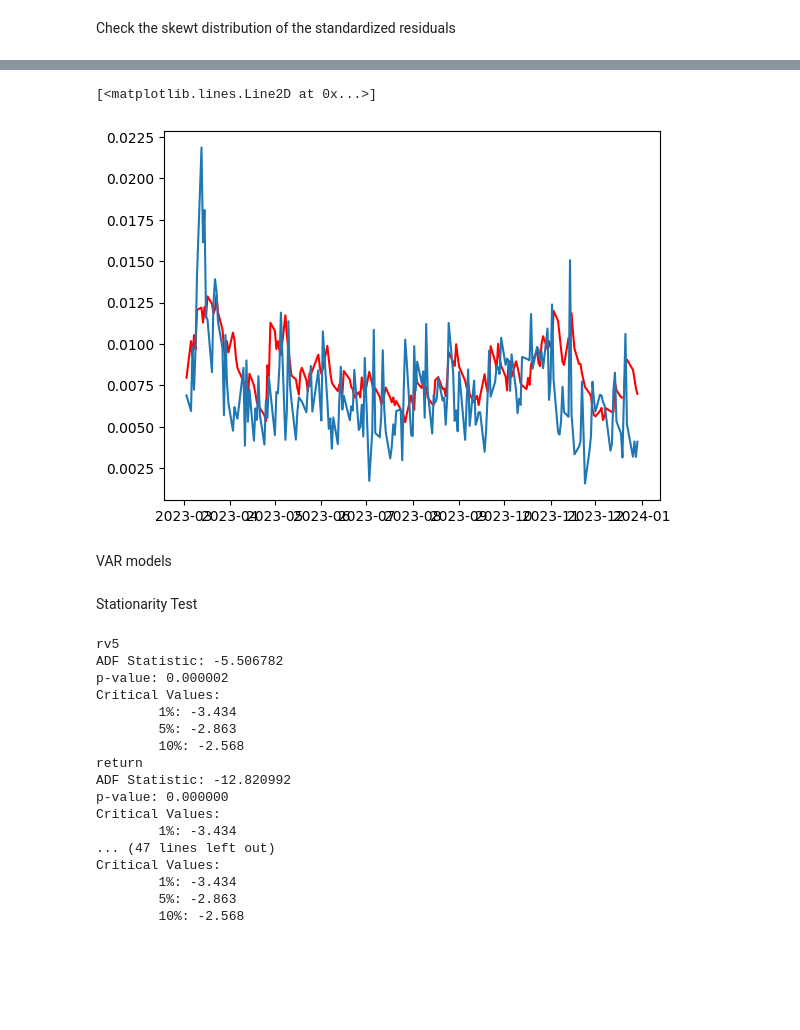
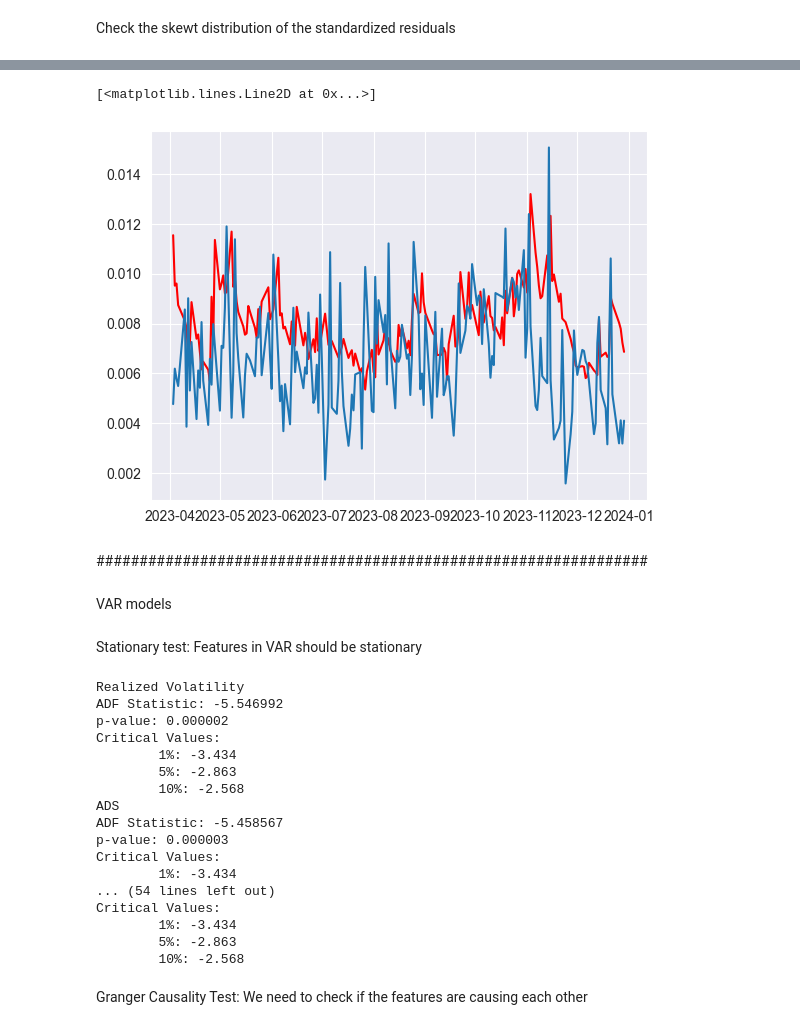
Before and after one commit to hosseinabadi/Realized-Volatility-Prediction, a Jupyter notebook: GARCH_VAR.ipynb, the cells around one changed output, grey strips where cells are left out. Drawn from its saved outputs; the diff is of its cells as text; code cells hidden in the pictures; blank space fills up the shorter version.

```diff
--- a/GARCH_VAR.ipynb
+++ b/GARCH_VAR.ipynb
@@ -426,0 +331,7 @@ plot_autocorrelations(['std_resid'], [std_resid])
+# %%
+'''
+Now we fit the GARCH(1,1) model with the skewed t distribution to the residuals of the ARIMA model and see the results.
+'''
+garch_1_1_t = GARCHModel(1,1, dist = 'skewt')
+garch_1_1_t.fit_garch_model(garch_data_train['ARIMA_res'] * 100)
+garch_1_1_t.plot_results()
@@ -497,10 +437,15 @@ GARCH forecasting
 # %%
-import numpy as np
-from arch import arch_model
-from tqdm import tqdm
+def forecast_volatility_with_GARCH(train, validation, dates, window_size, horizon, model):
+    '''
 
-
-def forecast_volatility_with_GARCH(train, validation, dates, window_size, horizon, model):
+    :param train: the training set
+    :param validation: the validtion set
+    :param dates: list of all dates
+    :param window_size: the window that we train our data on
+    :param horizon: the number of days we want to forecast
+    :param model: the GARCH model
+    :return:
+    '''
     # Create lists to store the predictions, actual values and prediction dates
     predictions = []
     prediction_dates = []
@@ -610,0 +577,15 @@ predictions, prediction_dates, params = forecast_volatility_with_GARCH(train, va
+# %%
+garch_model = GARCHModel(1,2, dist = 'skewt')
+test_train = residuals[-train_size:]
+indexes = all_data.iloc[-(train_size + len(test_data)):].index.values
+predictions, prediction_dates, params = forecast_volatility_with_GARCH(residuals, garch_data_test['ARIMA_res'].values, all_data.index.values, len(residuals), horizon, garch_model)
+
+real_volatility_test = test_data['Realized Volatility'].values
+rmse = mean_squared_error(real_volatility_test, predictions) ** 0.5
+mae = np.mean(np.abs(real_volatility_test - predictions))
+r_2 = r2_score(real_volatility_test, predictions)
+mape = mean_absolute_percentage_error(real_volatility_test, predictions)
+print(f"RMSE for GARCH: {rmse}")
+print(f"MAE for GARCH: {mae}")
+print(f"R^2 for GARCH: {r_2}")
+print(f"MAPE for GARCH: {mape}")
@@ -611,6 +601,9 @@ predictions, prediction_dates, params = forecast_volatility_with_GARCH(train, va
 # %%
-plt.plot(prediction_dates, predictions, label='Predicted Volatility', color = 'r')
-plt.plot(prediction_dates, real_volatility_validation, label='Real Volatility')
+'''
+plot the real and predicted volatility
+'''
+plt.plot(test_data.index, predictions, label='Predicted Volatility', color = 'r')
+plt.plot(test_data.index, real_volatility_test, label='Real Volatility')
 # %% [output]
 [<matplotlib.lines.Line2D at 0x...>]
-[figure, old version]
+[figure, new version]
@@ -617,4 +613,4 @@ plt.plot(prediction_dates, real_volatility_validation, label='Real Volatility')
+# %% [markdown]
+################################################################
 # %% [markdown]
 VAR models
-# %% [markdown]
-Stationarity Test
@@ -621,23 +633,30 @@ Stationarity Test
+# %% [markdown]
+Stationary test: Features in VAR should be stationary
 # %%
+'''
+We see that all the columns are stationary.
+'''
 for column in data.columns:
     print(column)
     stationarity_test(data[column])
 # %% [output]
-rv5
-ADF Statistic: -5.506782
+Realized Volatility
+ADF Statistic: -5.546992
 p-value: 0.000002
 Critical Values:
         1%: -3.434
         5%: -2.863
         10%: -2.568
-return
-ADF Statistic: -12.820992
-p-value: 0.000000
+ADS
+ADF Statistic: -5.458567
+p-value: 0.000003
 Critical Values:
         1%: -3.434
-... (47 lines left out)
+... (54 lines left out)
 Critical Values:
         1%: -3.434
         5%: -2.863
         10%: -2.568
+# %% [markdown]
+Granger Causality Test: We need to check if the features are causing each other
 # %%
```
Also changed, not shown: parts of 103 cells of this notebook, 57 other files.
